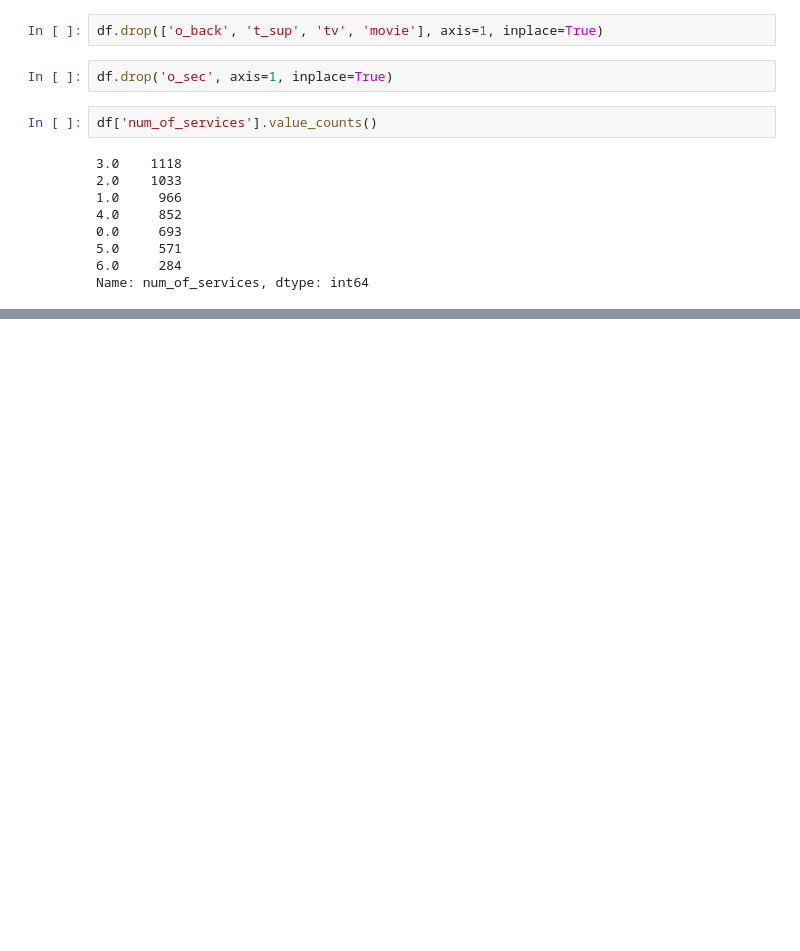
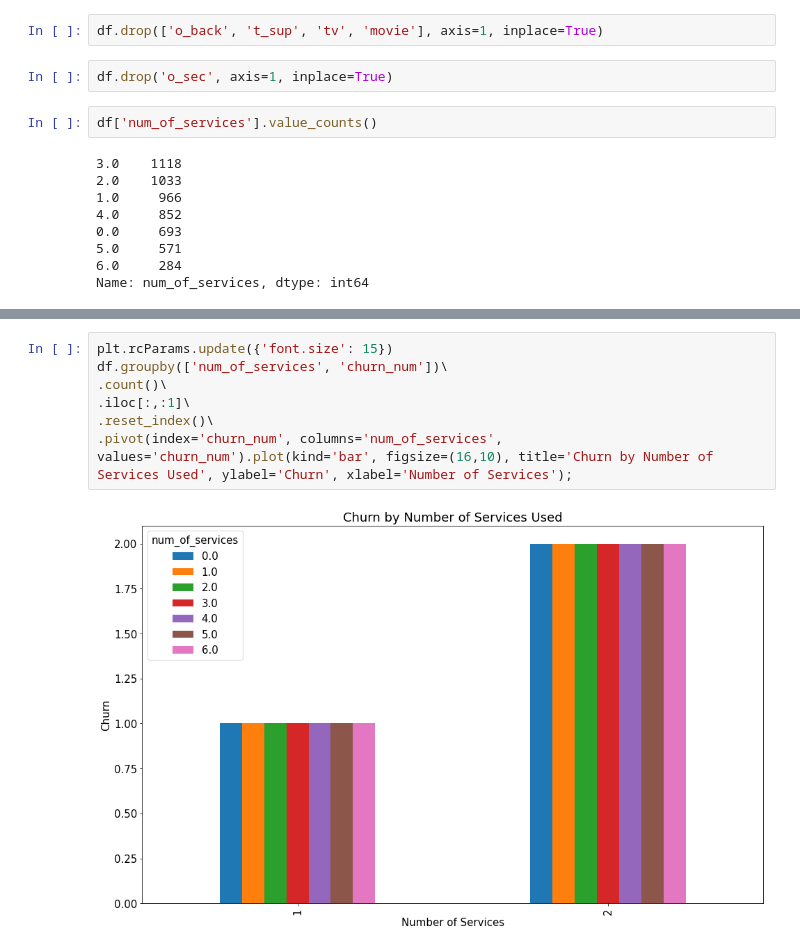
Before and after one commit to GriffinRiner/bsc-phase-three-project, a Jupyter notebook: notebooks/exploratory/Griffin/Warren_copy.ipynb, the cells around one changed output, grey strips where cells are left out. Cells and saved outputs as stored; diff of their text form; blank space fills up the shorter version.

```diff
--- a/notebooks/exploratory/Griffin/Warren_copy.ipynb
+++ b/notebooks/exploratory/Griffin/Warren_copy.ipynb
@@ -320,0 +288,9 @@ Name: num_of_services, dtype: int64
+# %%
+plt.rcParams.update({'font.size': 15})
+df.groupby(['num_of_services', 'churn_num'])\
+.count()\
+.iloc[:,:1]\
+.reset_index()\
+.pivot(index='churn_num', columns='num_of_services', values='churn_num').plot(kind='bar', figsize=(16,10), title='Churn by Number of Services Used', ylabel='Churn', xlabel='Number of Services');
+# %% [output]
+[figure, added]
```
Also changed, not shown: parts of 9 cells of this notebook, 2 other files.
